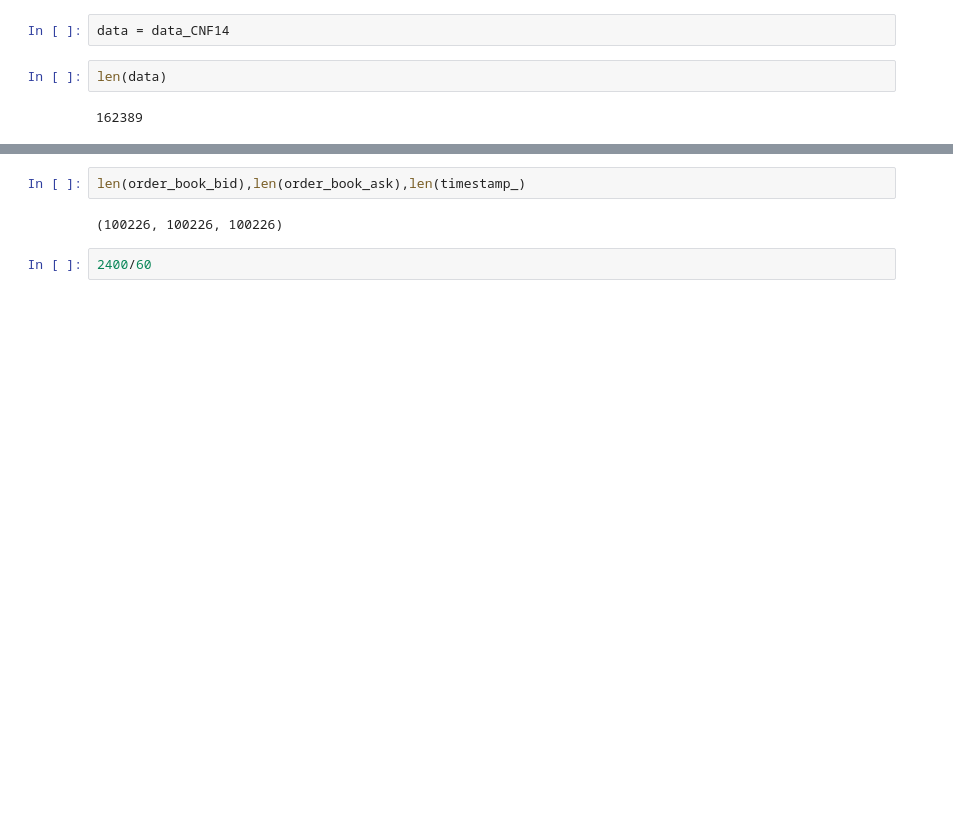
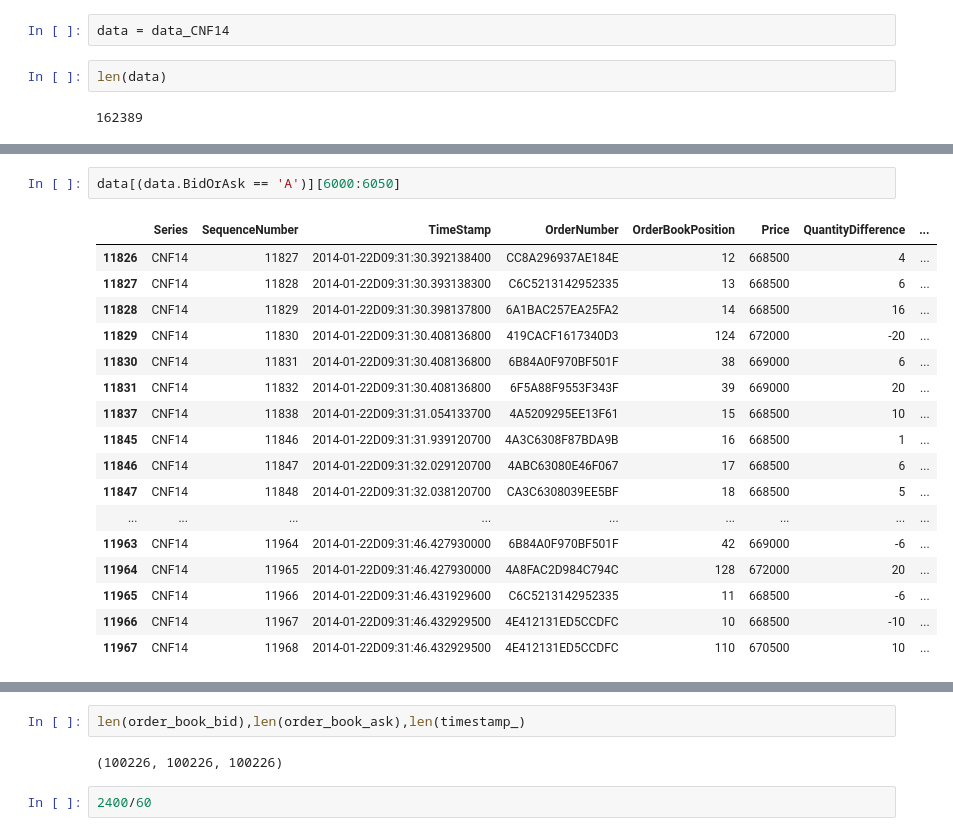
Before and after one commit to rorysroes/SGX-Full-OrderBook-Tick-Data-Trading-Strategy, a Jupyter notebook: CNF14_01_22.ipynb, the cells around one changed output, grey strips where cells are left out. Saved outputs shown, nothing was run; the diff lists cells and outputs as text; blank space fills up the shorter version.

Commit message:
Bid_and_Ask_orderbook_check_by_position

```diff
--- a/CNF14_01_22.ipynb
+++ b/CNF14_01_22.ipynb
@@ -27,0 +339,20 @@ len(data)
+# %%
+data[(data.BidOrAsk == 'A')][6000:6050]
+# %% [output]
+|  | Series | SequenceNumber | TimeStamp | OrderNumber | OrderBookPosition | Price | QuantityDifference | ... |
+| 11826 | CNF14 | 11827 | 2014-01-22D09:31:30.392138400 | CC8A296937AE184E | 12 | 668500 | 4 | ... |
+| 11827 | CNF14 | 11828 | 2014-01-22D09:31:30.393138300 | C6C5213142952335 | 13 | 668500 | 6 | ... |
+| 11828 | CNF14 | 11829 | 2014-01-22D09:31:30.398137800 | 6A1BAC257EA25FA2 | 14 | 668500 | 16 | ... |
+| 11829 | CNF14 | 11830 | 2014-01-22D09:31:30.408136800 | 419CACF1617340D3 | 124 | 672000 | -20 | ... |
+| 11830 | CNF14 | 11831 | 2014-01-22D09:31:30.408136800 | 6B84A0F970BF501F | 38 | 669000 | 6 | ... |
+| 11831 | CNF14 | 11832 | 2014-01-22D09:31:30.408136800 | 6F5A88F9553F343F | 39 | 669000 | 20 | ... |
+| 11837 | CNF14 | 11838 | 2014-01-22D09:31:31.054133700 | 4A5209295EE13F61 | 15 | 668500 | 10 | ... |
+| 11845 | CNF14 | 11846 | 2014-01-22D09:31:31.939120700 | 4A3C6308F87BDA9B | 16 | 668500 | 1 | ... |
+| 11846 | CNF14 | 11847 | 2014-01-22D09:31:32.029120700 | 4ABC63080E46F067 | 17 | 668500 | 6 | ... |
+| 11847 | CNF14 | 11848 | 2014-01-22D09:31:32.038120700 | CA3C6308039EE5BF | 18 | 668500 | 5 | ... |
+| ... | ... | ... | ... | ... | ... | ... | ... | ... |
+| 11963 | CNF14 | 11964 | 2014-01-22D09:31:46.427930000 | 6B84A0F970BF501F | 42 | 669000 | -6 | ... |
+| 11964 | CNF14 | 11965 | 2014-01-22D09:31:46.427930000 | 4A8FAC2D984C794C | 128 | 672000 | 20 | ... |
+| 11965 | CNF14 | 11966 | 2014-01-22D09:31:46.431929600 | C6C5213142952335 | 11 | 668500 | -6 | ... |
+| 11966 | CNF14 | 11967 | 2014-01-22D09:31:46.432929500 | 4E412131ED5CCDFC | 10 | 668500 | -10 | ... |
+| 11967 | CNF14 | 11968 | 2014-01-22D09:31:46.432929500 | 4E412131ED5CCDFC | 110 | 670500 | 10 | ... |
```
Also changed, not shown: parts of 74 cells of this notebook, 7 other files.
